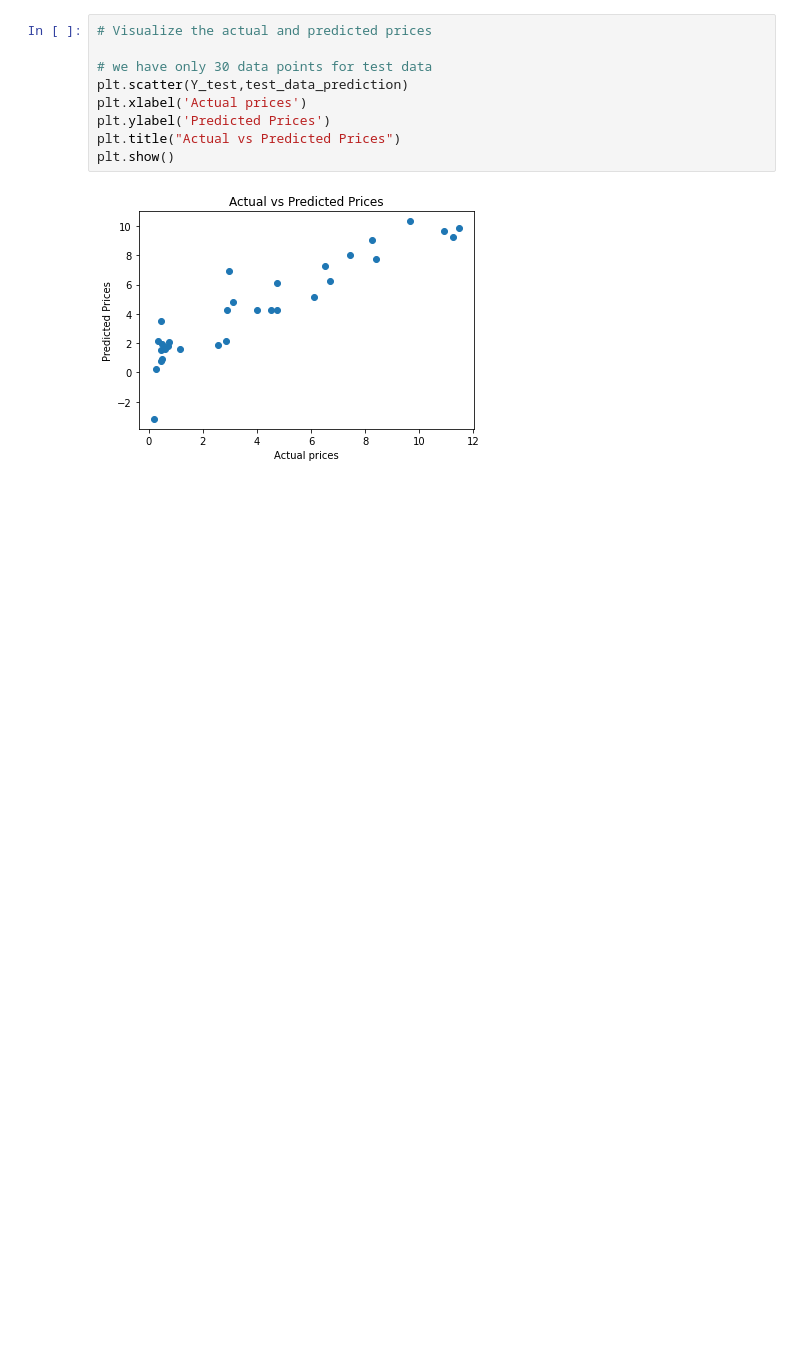
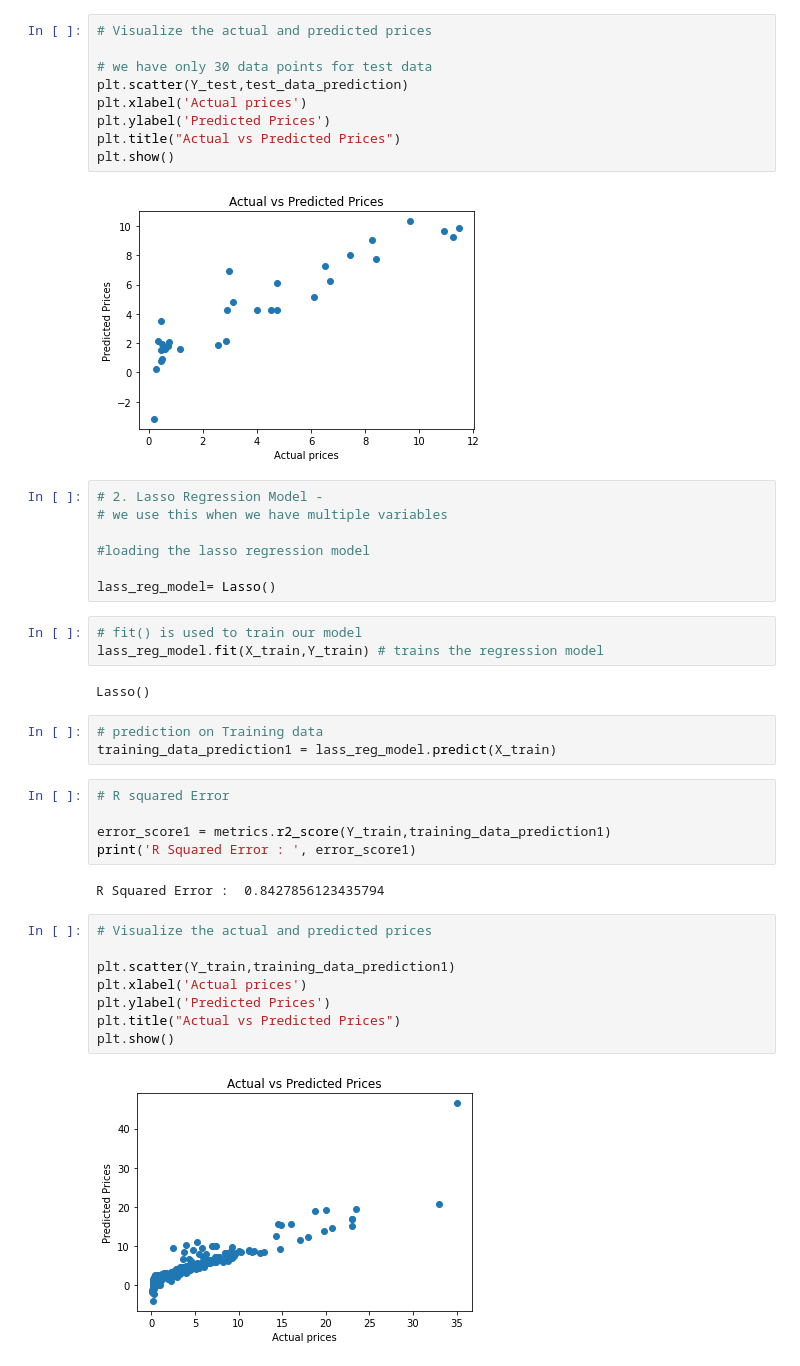
Before and after one commit to ishreya09/Car-Price-Prediction, a Jupyter notebook: CarPricePrediction.ipynb, the cells around one changed output. Cells and saved outputs as stored; diff of their text form; blank space fills up the shorter version.

Commit message:
Checking the Lasso Regression Model if it fits or not

```diff
--- a/CarPricePrediction.ipynb
+++ b/CarPricePrediction.ipynb
@@ -226,3 +226,35 @@ plt.title("Actual vs Predicted Prices")
 plt.show()
 # %% [output]
 [figure]
+# %%
+# 2. Lasso Regression Model -
+# we use this when we have multiple variables
+
+#loading the lasso regression model
+
+lass_reg_model= Lasso()
+# %%
+# fit() is used to train our model
+lass_reg_model.fit(X_train,Y_train) # trains the regression model
+# %% [output]
+Lasso()
+# %%
+# prediction on Training data
+training_data_prediction1 = lass_reg_model.predict(X_train)
+# %%
+# R squared Error
+
+error_score1 = metrics.r2_score(Y_train,training_data_prediction1)
+print('R Squared Error : ', error_score1)
+# %% [output]
+R Squared Error :  0.8427856123435794
+# %%
+# Visualize the actual and predicted prices
+
+plt.scatter(Y_train,training_data_prediction1)
+plt.xlabel('Actual prices')
+plt.ylabel('Predicted Prices')
+plt.title("Actual vs Predicted Prices")
+plt.show()
+# %% [output]
+[figure, added]
```
Also changed, not shown: parts of 3 cells of this notebook.
